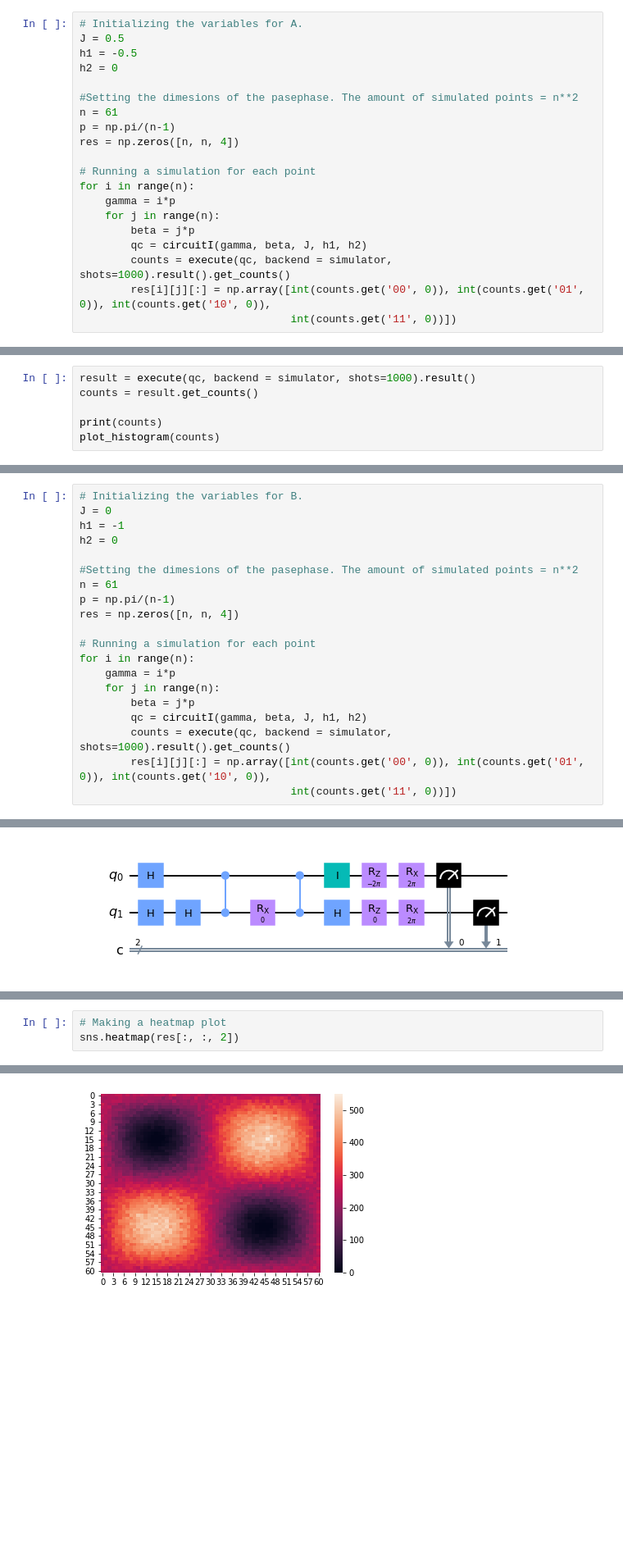
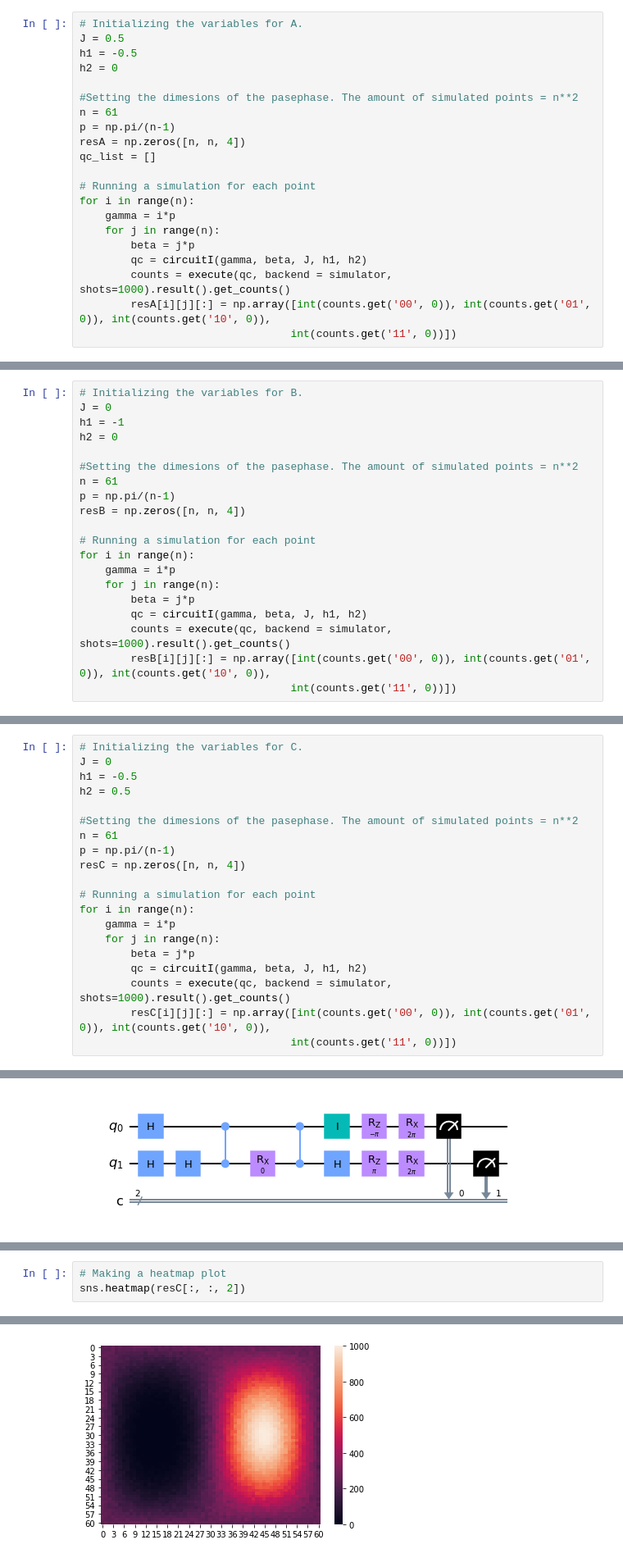
Before and after one commit to kosakhro/QAOA-for-exact-cover, a Jupyter notebook: qaoa_test.ipynb, the cells around one changed output, grey strips where cells are left out. Shown: that part at 82% size. Saved outputs shown, nothing was run; the diff lists cells and outputs as text; blank space fills up the shorter version.

Commit message:
some improvements to simulation and problem A. on real QM

```diff
--- a/qaoa_test.ipynb
+++ b/qaoa_test.ipynb
@@ -52,7 +52,8 @@ h2 = 0
 #Setting the dimesions of the pasephase. The amount of simulated points = n**2
 n = 61
 p = np.pi/(n-1)
-res = np.zeros([n, n, 4])
+resA = np.zeros([n, n, 4])
+qc_list = []
 
 # Running a simulation for each point
 for i in range(n):
@@ -61,5 +62,5 @@ for i in range(n):
         beta = j*p
         qc = circuitI(gamma, beta, J, h1, h2)
         counts = execute(qc, backend = simulator, shots=1000).result().get_counts()
-        res[i][j][:] = np.array([int(counts.get('00', 0)), int(counts.get('01', 0)), int(counts.get('10', 0)),
+        resA[i][j][:] = np.array([int(counts.get('00', 0)), int(counts.get('01', 0)), int(counts.get('10', 0)),
                                  int(counts.get('11', 0))])
@@ -66,2 +78,22 @@ for i in range(n):
+# %%
+# Initializing the variables for B.
+J = 0
+h1 = -1
+h2 = 0
+
+#Setting the dimesions of the pasephase. The amount of simulated points = n**2
+n = 61
+p = np.pi/(n-1)
+resB = np.zeros([n, n, 4])
+
+# Running a simulation for each point
+for i in range(n):
+    gamma = i*p
+    for j in range(n):
+        beta = j*p
+        qc = circuitI(gamma, beta, J, h1, h2)
+        counts = execute(qc, backend = simulator, shots=1000).result().get_counts()
+        resB[i][j][:] = np.array([int(counts.get('00', 0)), int(counts.get('01', 0)), int(counts.get('10', 0)),
+                                 int(counts.get('11', 0))])
 # %%
 print(res)
@@ -70,9 +120,3 @@ print(res)
 qc.draw(output='mpl')
 # %% [output]
 [figure]
-# %%
-result = execute(qc, backend = simulator, shots=1000).result()
-counts = result.get_counts()
-
-print(counts)
-plot_histogram(counts)
@@ -88,13 +129,13 @@ sns.heatmap(res[:, :, 2])
 # %%
-# Initializing the variables for B.
+# Initializing the variables for C.
 J = 0
-h1 = -1
-h2 = 0
+h1 = -0.5
+h2 = 0.5
 
 #Setting the dimesions of the pasephase. The amount of simulated points = n**2
 n = 61
 p = np.pi/(n-1)
-res = np.zeros([n, n, 4])
+resC = np.zeros([n, n, 4])
 
 # Running a simulation for each point
 for i in range(n):
@@ -103,7 +144,7 @@ for i in range(n):
         beta = j*p
         qc = circuitI(gamma, beta, J, h1, h2)
         counts = execute(qc, backend = simulator, shots=1000).result().get_counts()
-        res[i][j][:] = np.array([int(counts.get('00', 0)), int(counts.get('01', 0)), int(counts.get('10', 0)),
+        resC[i][j][:] = np.array([int(counts.get('00', 0)), int(counts.get('01', 0)), int(counts.get('10', 0)),
                                  int(counts.get('11', 0))])
 # %%
 print(res)
@@ -142,7 +174,7 @@ plot_histogram(counts)
 # %%
 # Making a heatmap plot
-sns.heatmap(res[:, :, 2])
+sns.heatmap(resC[:, :, 2])
 # %% [output]
 <matplotlib.axes._subplots.AxesSubplot at 0x...>
-[figure, old version]
+[figure, new version]
 # %%
```
Also changed, not shown: parts of 19 cells of this notebook, 15 other files.
